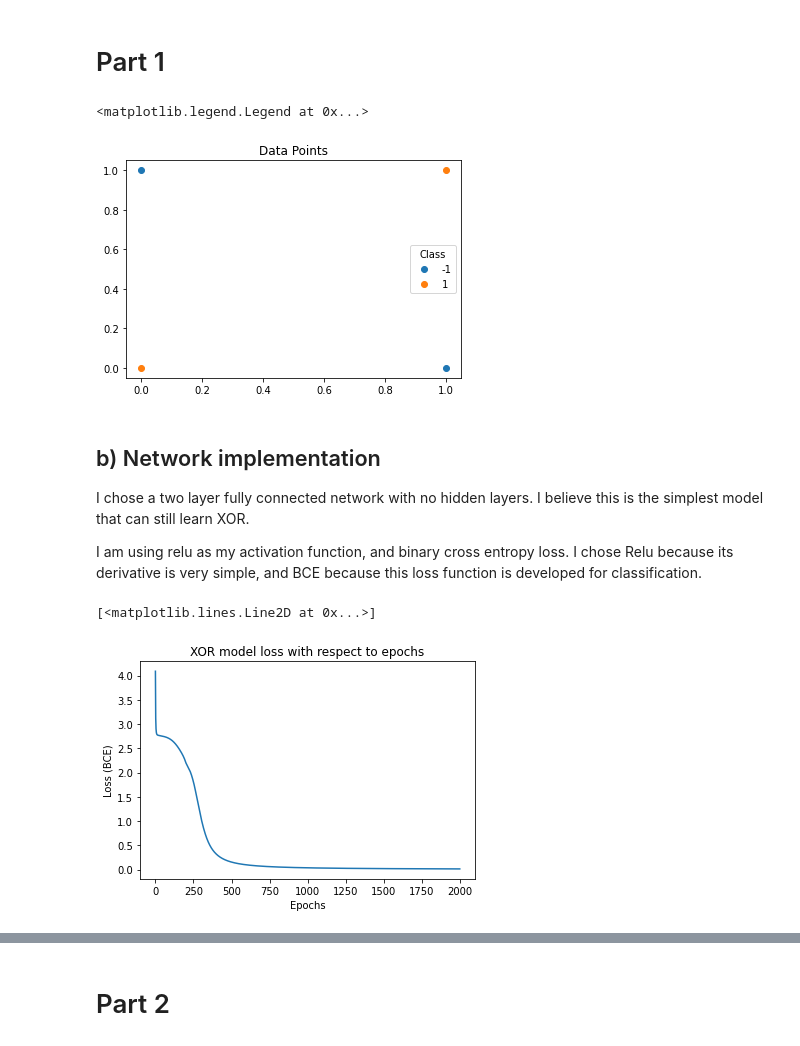
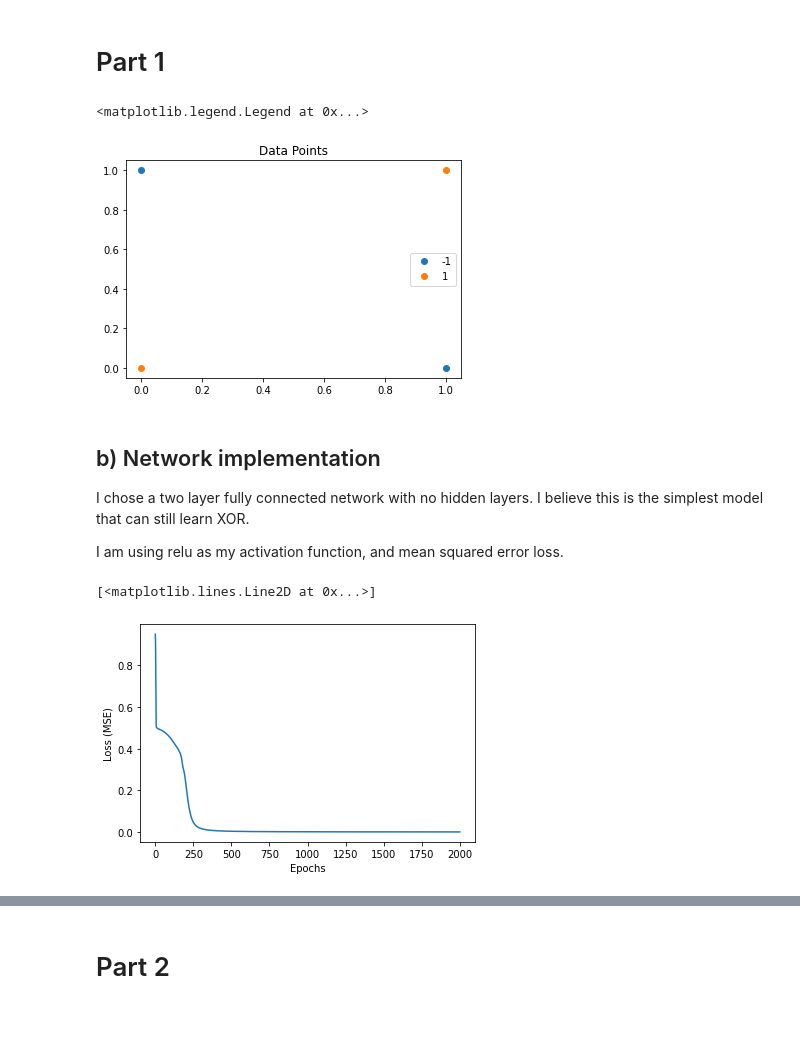
Before and after one commit to ezhang7423/ece180, a Jupyter notebook: hw5/xor.ipynb, the cells around one changed output, grey strips where cells are left out. Saved outputs shown, nothing was run; the diff lists cells and outputs as text; code cells hidden in the pictures; blank space fills up the shorter version.

```diff
--- a/hw5/xor.ipynb
+++ b/hw5/xor.ipynb
@@ -19,45 +19,39 @@ for name, group in samples.groupby('label'):
     plt.plot(group['x'], group['y'], marker="o", linestyle="",label=name)
 
 plt.title('Data Points')
-plt.legend(title='Class')
+plt.legend()
 # %% [output]
 <matplotlib.legend.Legend at 0x...>
-[figure, old version]
+[figure, new version]
 # %% [markdown]
 
 ## b) Network implementation
 
 I chose a two layer fully connected network with no hidden layers. I believe this is the simplest model that can still learn XOR.
 
-I am using relu as my activation function, and binary cross entropy loss. I chose Relu because its derivative is very simple, and BCE because this loss function is developed for classification.
+I am using relu as my activation function, and mean squared error loss.
 # %%
+
+
+
 # activation functions
 def relu(x):
     return max(0, x)
 def d_relu(x):
     return max(0, min(x, 1))
-def sig(x):
-    return 1 / (1 + math.e ** -x)
-def d_sig(x):
-    return sig(x) * (1 - sig(x))
+def tanh(x):
+    return math.tanh(x)
+def d_tanh(x):
+    return 1 - tanh(x) ** 2
 def loss(exp_y, act_y):
-    l = 0
-    for e, a in zip(exp_y, act_y):
-        try:
-            if a == 0:
-                l -= math.log(1 - e)
-            else:
-                l -= math.log(e)
-        except ValueError:
-            l += 9999
-    return l
+    return .5 * (exp_y - act_y) ** 2
 
 
 # model
 class Neuron:
 
     def __init__(self, activation_fn=relu):
-        np.random.seed(46) # So results are replicable
+        np.random.seed(46)
         self.weights = np.random.rand(3)
         self.activation_fn = activation_fn
 
@@ -79,7 +73,7 @@ class Neuron:
 class NumpyModel:
     def  __init__(self, lr=.1):
         self.input_layer = [Neuron(), Neuron()]
-        self.output_layer = Neuron(activation_fn=sig)
+        self.output_layer = Neuron(activation_fn=tanh)
         self.lr = lr
 
     def pred(self, x, output_pre=False):
@@ -88,17 +82,12 @@ class NumpyModel:
     def update(self, exp_y, act_y, x):
         # Update output neuron
         il = self.input_layer
-        partial_l_partial_z = -1 / ( exp_y - 1 ) if act_y == 0 else -1 / ( exp_y )
-        partial_out = d_sig(self.pred(x, output_pre=True)) * np.array([il[0].pred(x), il[1].pred(x), 1])
-        partial_l_output_layer = partial_l_partial_z * partial_out
+        partial_l_output_layer = (exp_y - act_y) * d_tanh(self.pred(x, output_pre=True)) * np.array([il[0].pred(x), il[1].pred(x), 1])
 
         # Update input neuron
         def update_input_layer(index, neuron):
             pre = il[index].pred(x, output_pre=True)
-            partial_out = d_sig(self.pred(x, output_pre=True)) * self.output_layer.weights[index] * d_relu(pre) * Neuron.concat(x)
-#             print(partial_out)
-            out = partial_l_partial_z * partial_out
-            neuron.update(out, self.lr)
+            neuron.update((exp_y - act_y) * d_tanh(self.pred(x, output_pre=True)) * self.output_layer.weights[index] * d_relu(pre) * Neuron.concat(x), self.lr)
 
         update_input_layer(0, self.input_layer[0])
         update_input_layer(1, self.input_layer[1])
@@ -131,37 +120,37 @@ def test(model, test_x, test_y, verbose=False):
         print('PREDICTED Y:', exp_y)
     return np.mean(loss(exp_y, test_y))
 
 
 def train(model, train_x, train_y, epochs=10):
     history = []
     for epoch in range(epochs):
         loss = test(model, train_x, train_y)
         history.append(loss)
         sgd(model, train_x, train_y)
     return history
 
 
 
 train_x = np.array([
     [0, 0],
     [0, 1],
     [1, 0],
     [1, 1]
 ])
 
-train_y = np.array([1, 0, 0, 1]) # remap -1 class to 0 so domain of BCE is respected
+train_y = np.array([1, -1, -1, 1])
 m = NumpyModel(.1)
 history = train(m, train_x, train_y, epochs=2000)
 
 
 plt.xlabel('Epochs')
-plt.ylabel('Loss (BCE)')
+plt.ylabel('Loss (MSE)')
 
-plt.title('XOR model loss with respect to epochs')
+
 plt.plot(history)
 # %% [output]
 [<matplotlib.lines.Line2D at 0x...>]
-[figure, old version]
+[figure, new version]
 # %%
 # c) Classification visualization
 # https://towardsdatascience.com/hands-on-guide-to-plotting-a-decision-surface-for-ml-in-python-149710ee2a0e
```
Also changed, not shown: parts of 29 cells of this notebook, 1 other file.
